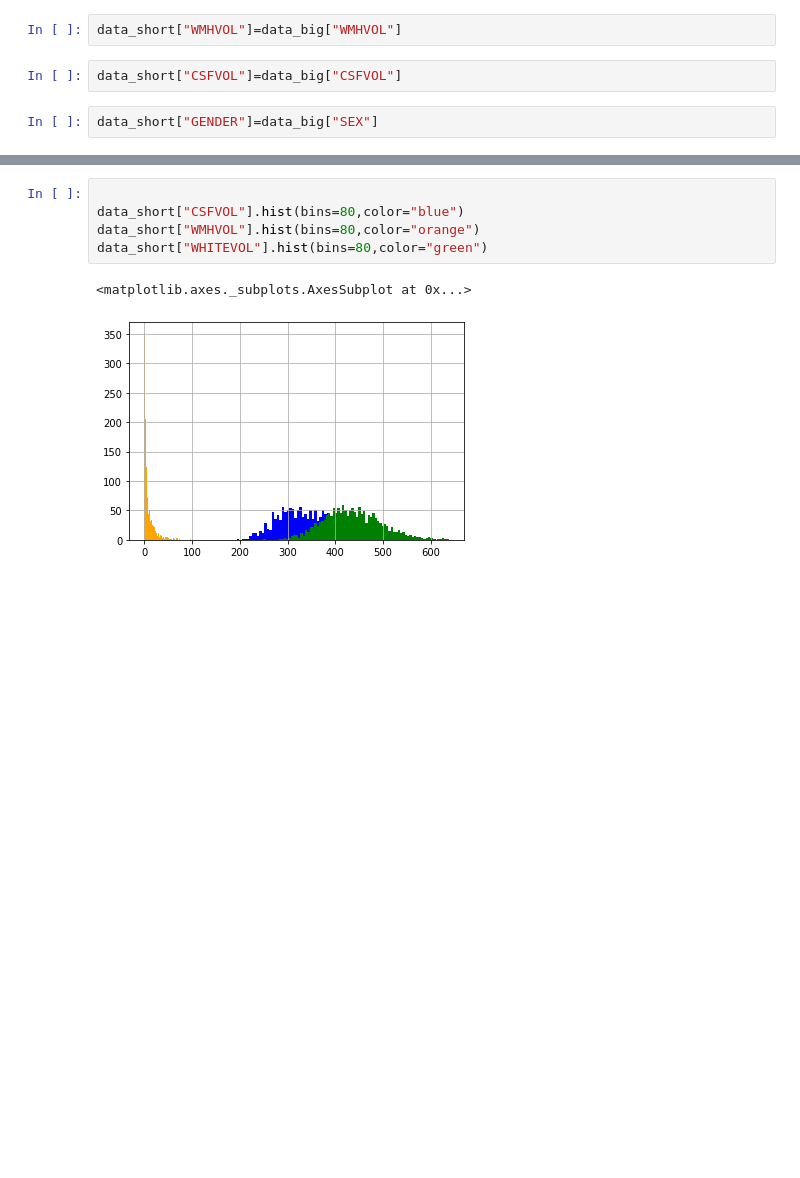
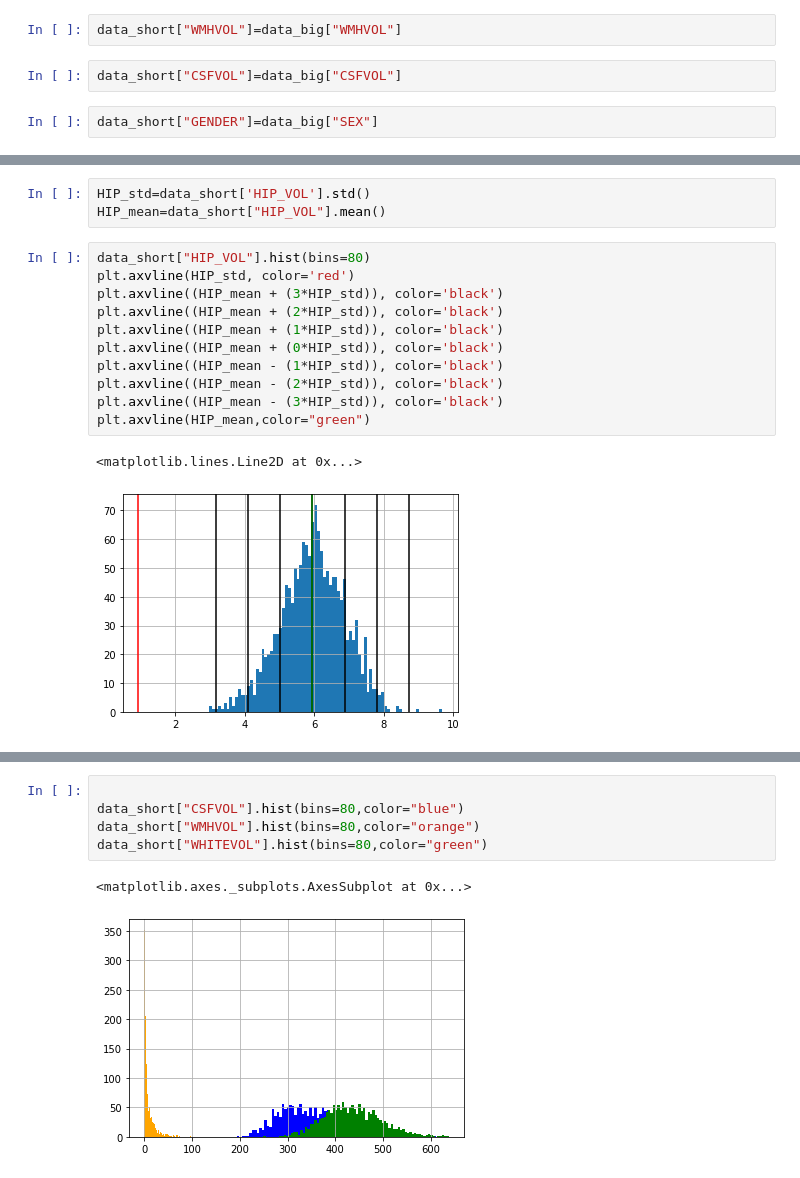
Before and after one commit to SaitKaranfil/HIP_VOL, a Jupyter notebook: Untitled4.ipynb, the cells around one changed output, grey strips where cells are left out. Drawn from its saved outputs; the diff is of its cells as text; blank space fills up the shorter version.

```diff
--- a/Untitled4.ipynb
+++ b/Untitled4.ipynb
@@ -63,0 +51,17 @@ data_short.hist("NACCICV",bins=50),data_short.hist("CSFVOL"),data_short.hist("WM
+# %%
+HIP_std=data_short['HIP_VOL'].std()
+HIP_mean=data_short["HIP_VOL"].mean()
+# %%
+data_short["HIP_VOL"].hist(bins=80)
+plt.axvline(HIP_std, color='red')
+plt.axvline((HIP_mean + (3*HIP_std)), color='black')
+plt.axvline((HIP_mean + (2*HIP_std)), color='black')
+plt.axvline((HIP_mean + (1*HIP_std)), color='black')
+plt.axvline((HIP_mean + (0*HIP_std)), color='black')
+plt.axvline((HIP_mean - (1*HIP_std)), color='black')
+plt.axvline((HIP_mean - (2*HIP_std)), color='black')
+plt.axvline((HIP_mean - (3*HIP_std)), color='black')
+plt.axvline(HIP_mean,color="green")
+# %% [output]
+<matplotlib.lines.Line2D at 0x...>
+[figure, added]
```
Also changed, not shown: parts of 9 cells of this notebook.
